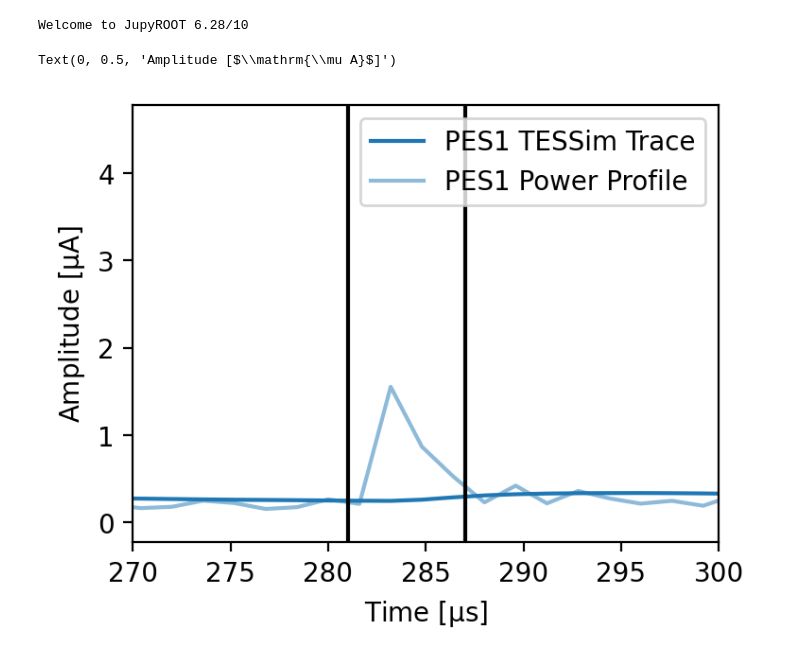
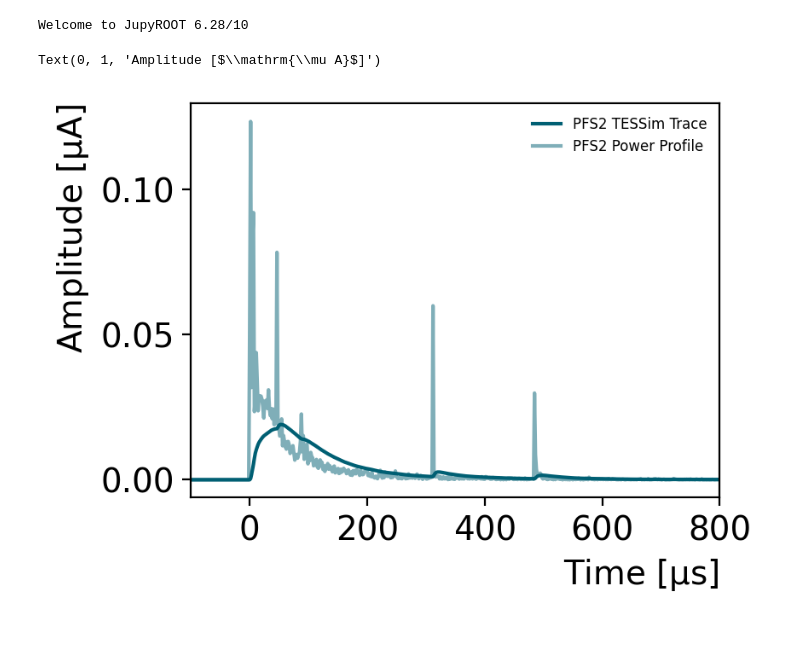
Before and after one commit to perry5334/CDMS, a Jupyter notebook: notebooks/machine_learning/ragged_traces.ipynb, the cells around one changed output. Cells and saved outputs as stored; diff of their text form; code cells hidden in the pictures; blank space fills up the shorter version.

Commit message:
New plots in ragged_traces after new sample made

```diff
--- a/notebooks/machine_learning/ragged_traces.ipynb
+++ b/notebooks/machine_learning/ragged_traces.ipynb
@@ -15,10 +15,15 @@ import glob                        # Might be useful for getting files
 import cdms
 from rawio.IO import *             # Useful for reading binary files which contain raw pulses
 import ROOT
+import os,sys
 
-import sys
-sys.path.append('/project/6049244/perry/notebooks')
+CDMS = os.environ["CDMS"] # set in .bash_profile
+stylesheet = os.path.join(CDMS,"scripts","stylesheets","rainbow.mplstyle")
+plt.style.use(stylesheet)
+
+sys.path.append(os.path.join(os.path.join(CDMS,"scripts")))
+import setup
 import detectorLayout
 # %%
-DMCfiles = '/project/6049244/perry/samples/HV100mm_Ge71/DMCOutput_10keV_0V_1Wgamma/HV100mm_10keV_0V_evt15_51241112_000000.root'
+DMCfiles = '/scratch/user/perry5334/samples/DMC_SNOLAB_HV/HV100mm_30eV_0V_tracks/DMCOutput/DMCOutput_51241116_000000.root'
 # %%
@@ -49,20 +54,20 @@ Profile = np.sum(Profiles, axis=0)
 # %%
 plt.figure(figsize=(4,3), dpi=200)
 
 plt.plot(TimeBins, Trace[0], color = 'C0', label = f'{ChanName[0]} TESSim Trace')
 plt.plot(TimeBins, Profile*1e12 / sum(Profile*1e12) * sum(Trace[0]), color = 'C0', label = f'{ChanName[0]} Power Profile', alpha = 0.5)
 
-plt.axvline(281, 0, 1, color = 'black')
-plt.axvline(287, 0, 1, color = 'black')
+#plt.axvline(281, 0, 1, color = 'black')
+#plt.axvline(287, 0, 1, color = 'black')
 
-plt.xlim(-100, 500)
-plt.xlim(270, 300)
-plt.legend()
+plt.xlim(-100, 800)
+#plt.xlim(270, 300)
+plt.legend(fontsize = 6)
 plt.xlabel(r'Time [$\mathrm{\mu s}$]')
 plt.ylabel(r'Amplitude [$\mathrm{\mu A}$]')
 # %% [output]
-Text(0, 0.5, 'Amplitude [$\\mathrm{\\mu A}$]')
+Text(0, 1, 'Amplitude [$\\mathrm{\\mu A}$]')
-[figure, old version]
+[figure, new version]
 # %%
 cmap = plt.get_cmap('jet')
 ptcolor = [cmap(i) for i in np.linspace(0, 1, 50)]
```
Also changed, not shown: parts of 14 cells of this notebook, 1 other file.
